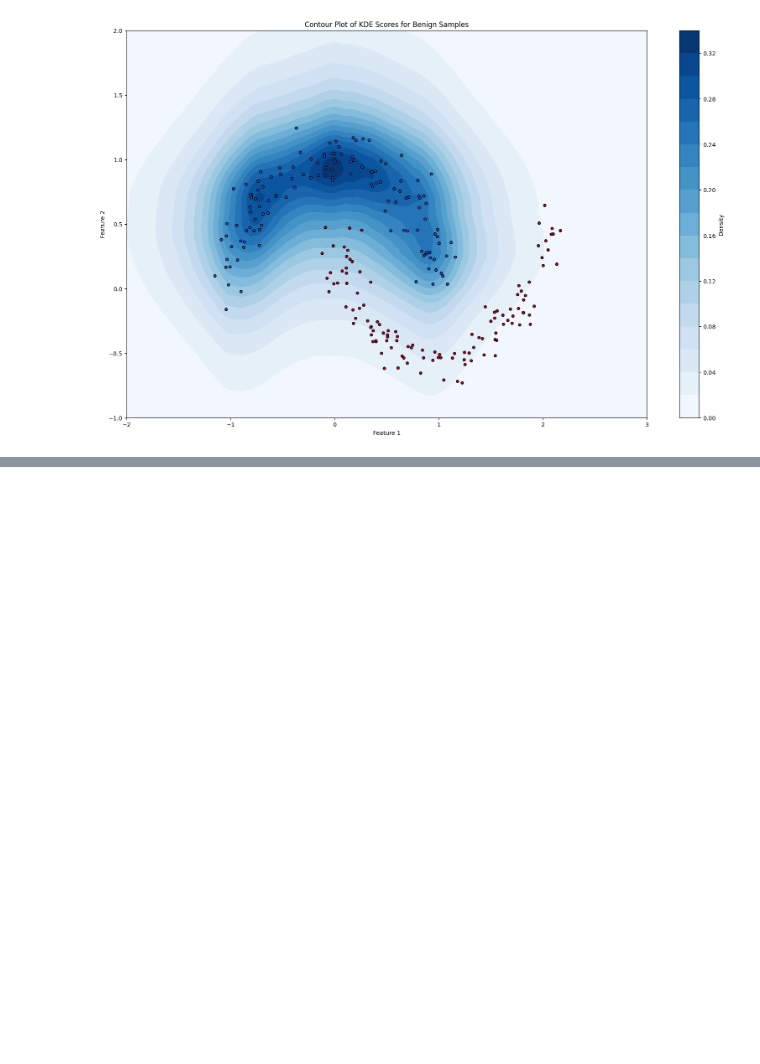
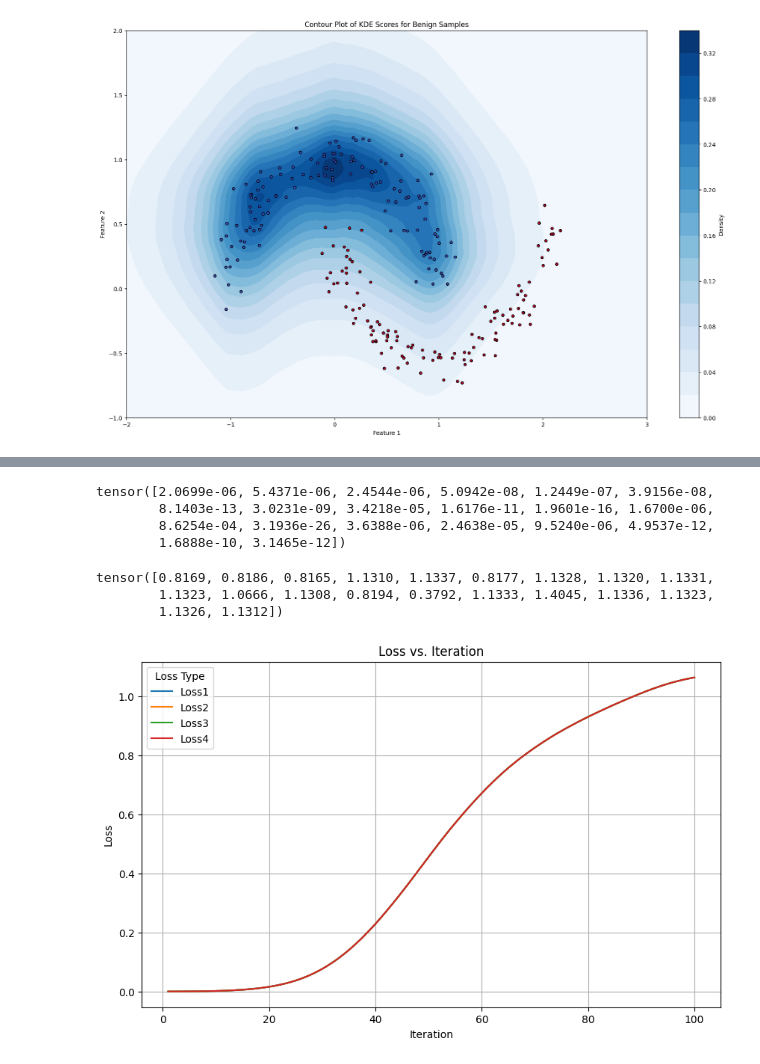
Before and after one commit to mostafa-ja/mal_adv4, a Jupyter notebook: KDE0.ipynb, the cells around one changed output, grey strips where cells are left out. Saved outputs shown, nothing was run; the diff lists cells and outputs as text; code cells hidden in the pictures; blank space fills up the shorter version.

```diff
--- a/KDE0.ipynb
+++ b/KDE0.ipynb
@@ -409,0 +361,28 @@ def pgd_log(x, y, model,centers, bandwidth, insertion_array, removal_array, k=25
+# %%
+def KDE(x, centers, bandwidth, kernel='laplacian'):
+    """
+    Perform Kernel Density Estimation using either Gaussian or Laplacian kernel.
+
+    Parameters:
+    x (Tensor): Input data points where density estimation is to be computed. Shape (n_samples, n_features).
+    centers (Tensor): Training data points. Shape (n_train_samples, n_features).
+    bandwidth (float): Bandwidth parameter for the kernel.
+    kernel (str): The type of kernel to use ('gaussian' or 'laplacian').
+
+    Returns:
+    Tensor: Density estimates for the input data points. Shape (n_samples,).
+    """
+    n_samples, n_features = x.shape
+    n_train_samples = centers.shape[0]
+    u = torch.abs(x[:, None, :] - centers)
+
+    if kernel == 'gaussian':
+        scores = torch.exp(-0.5 * torch.sum(u**2, dim=-1) / bandwidth**2).mean(dim=1)
+        normalization_constant = (2 * torch.pi * bandwidth**2) ** (n_features / 2)
+    elif kernel == 'laplacian':
+        scores = torch.exp(-torch.sum(u, dim=-1) / bandwidth).mean(dim=1)
+        normalization_constant = (2 * bandwidth) ** n_features
+    else:
+        raise ValueError("Unsupported kernel. Use 'gaussian' or 'laplacian'.")
+
+    return scores / normalization_constant
@@ -409,0 +485,27 @@ def pgd_log(x, y, model,centers, bandwidth, insertion_array, removal_array, k=25
+# %%
+# Convert data to PyTorch tensors
+X_train_tensor = torch.tensor(X_train, dtype=torch.float32)
+X_test_tensor = torch.tensor(X_test, dtype=torch.float32)
+
+bens = X_test_tensor[y_test==0]
+mals = X_test_tensor[y_test==1]
+# %%
+x_next, loss_steps_i, trajectories = pgd(mals,X_train_tensor[y_train==0],'log', 0.1,'gaussian',step_length=0.01, k=100, norm='linf')
+x_next2,loss_steps_i2, trajectories2 = pgd(mals,X_train_tensor[y_train==0],'linear', 0.1,'gaussian',step_length=0.01, k=100, norm='linf')
+# %%
+KDE(mals[:20], X_train_tensor[y_train==0], 0.1,'gaussian')
+# %% [output]
+tensor([2.0699e-06, 5.4371e-06, 2.4544e-06, 5.0942e-08, 1.2449e-07, 3.9156e-08,
+        8.1403e-13, 3.0231e-09, 3.4218e-05, 1.6176e-11, 1.9601e-16, 1.6700e-06,
+        8.6254e-04, 3.1936e-26, 3.6388e-06, 2.4638e-05, 9.5240e-06, 4.9537e-12,
+        1.6888e-10, 3.1465e-12])
+# %%
+KDE(x_next[:20], X_train_tensor[y_train==0], 0.1,'gaussian')
+# %% [output]
+tensor([0.8169, 0.8186, 0.8165, 1.1310, 1.1337, 0.8177, 1.1328, 1.1320, 1.1331,
+        1.1323, 1.0666, 1.1308, 0.8194, 0.3792, 1.1333, 1.4045, 1.1336, 1.1323,
+        1.1326, 1.1312])
+# %%
+plot_losses(loss_steps_i, loss_steps_i2, loss_steps_i2, loss_steps_i2)
+# %% [output]
+[figure, added]
```
Also changed, not shown: parts of 13 cells of this notebook.
